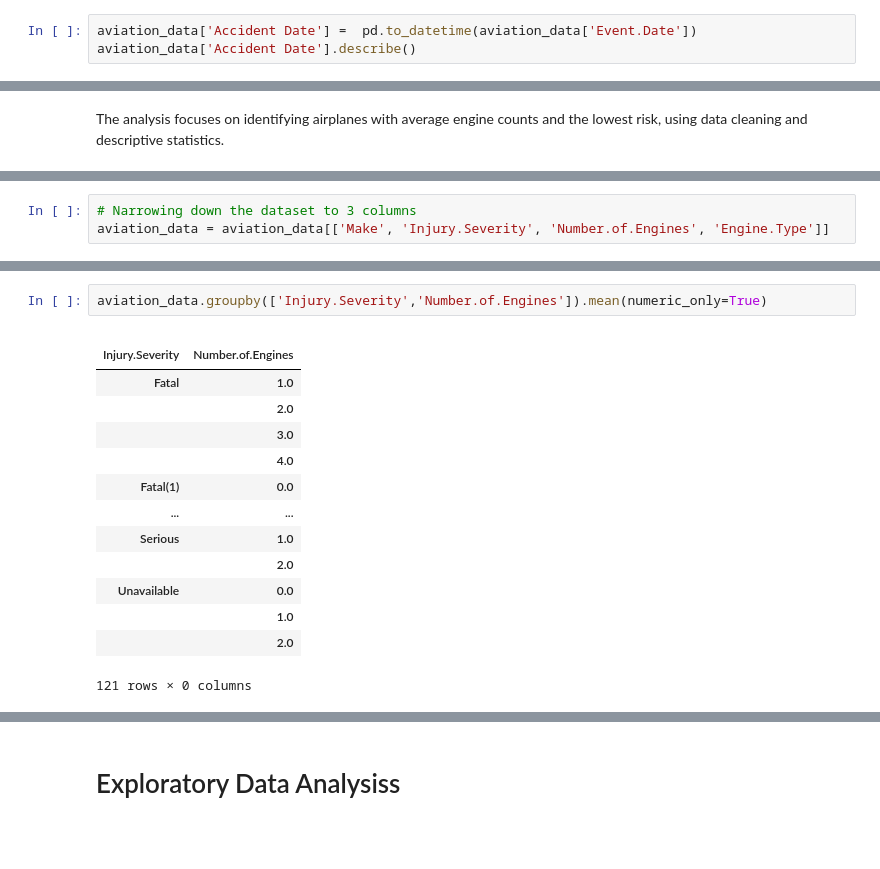
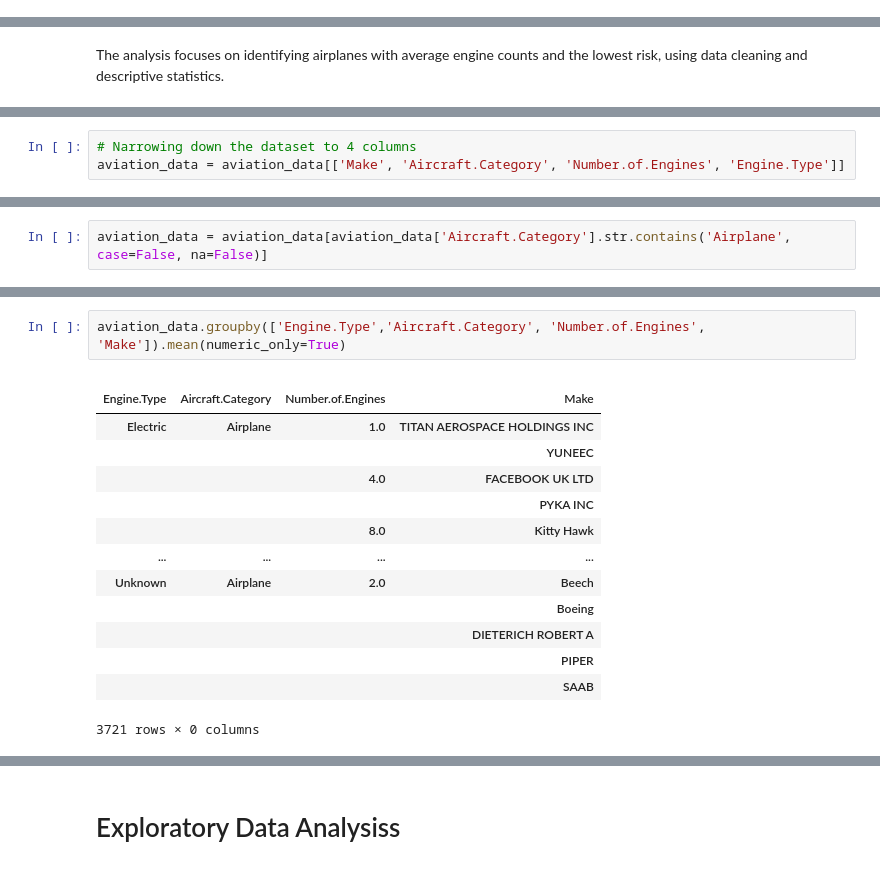
Before and after one commit to BlackXWulf/Aviation-Incidents, a Jupyter notebook: Aviation-Incidents.ipynb, the cells around one changed output, grey strips where cells are left out. Drawn from its saved outputs; the diff is of its cells as text; blank space fills up the shorter version.

```diff
--- a/Aviation-Incidents.ipynb
+++ b/Aviation-Incidents.ipynb
@@ -82,6 +87,3 @@ Index(['Event.Id', 'Investigation.Type', 'Accident.Number', 'Event.Date',
        'Weather.Condition', 'Broad.phase.of.flight', 'Report.Status',
        'Publication.Date'],
       dtype='object')
-# %%
-aviation_data['Accident Date'] =  pd.to_datetime(aviation_data['Event.Date'])
-aviation_data['Accident Date'].describe()
@@ -193,7 +178,7 @@ Index(['Event.Id', 'Investigation.Type', 'Accident.Number', 'Event.Date',
       dtype='object')
 # %%
-# Narrowing down the dataset to 3 columns
-aviation_data = aviation_data[['Make', 'Injury.Severity', 'Number.of.Engines', 'Engine.Type']]
+# Narrowing down the dataset to 4 columns
+aviation_data = aviation_data[['Make', 'Aircraft.Category', 'Number.of.Engines', 'Engine.Type']]
 # %%
 aviation_data.head()
 # %% [output]
@@ -288,2 +261,4 @@ aviation_data.head(15)
+# %%
+aviation_data = aviation_data[aviation_data['Aircraft.Category'].str.contains('Airplane', case=False, na=False)]
 # %%
 # Group the columns together
@@ -291,19 +266,19 @@ aviation_data.groupby(['Injury.Severity','Number.of.Engines'])
 # %% [output]
 <pandas.core.groupby.generic.DataFrameGroupBy object at 0x...>
 # %%
-aviation_data.groupby(['Injury.Severity','Number.of.Engines']).mean(numeric_only=True)
+aviation_data.groupby(['Engine.Type','Aircraft.Category', 'Number.of.Engines', 'Make']).mean(numeric_only=True)
 # %% [output]
-|  |  |
-| Injury.Severity | Number.of.Engines |
-| Fatal | 1.0 |
-|  | 2.0 |
-|  | 3.0 |
-|  | 4.0 |
-| Fatal(1) | 0.0 |
-| ... | ... |
-| Serious | 1.0 |
-|  | 2.0 |
-| Unavailable | 0.0 |
-|  | 1.0 |
-|  | 2.0 |
+|  |  |  |  |
+| Engine.Type | Aircraft.Category | Number.of.Engines | Make |
+| Electric | Airplane | 1.0 | TITAN AEROSPACE HOLDINGS INC |
+|  |  |  | YUNEEC |
+|  |  | 4.0 | FACEBOOK UK LTD |
+|  |  |  | PYKA INC |
+|  |  | 8.0 | Kitty Hawk |
+| ... | ... | ... | ... |
+| Unknown | Airplane | 2.0 | Beech |
+|  |  |  | Boeing |
+|  |  |  | DIETERICH ROBERT A |
+|  |  |  | PIPER |
+|  |  |  | SAAB |
-121 rows × 0 columns
+3721 rows × 0 columns
```
Also changed, not shown: parts of 32 cells of this notebook.
